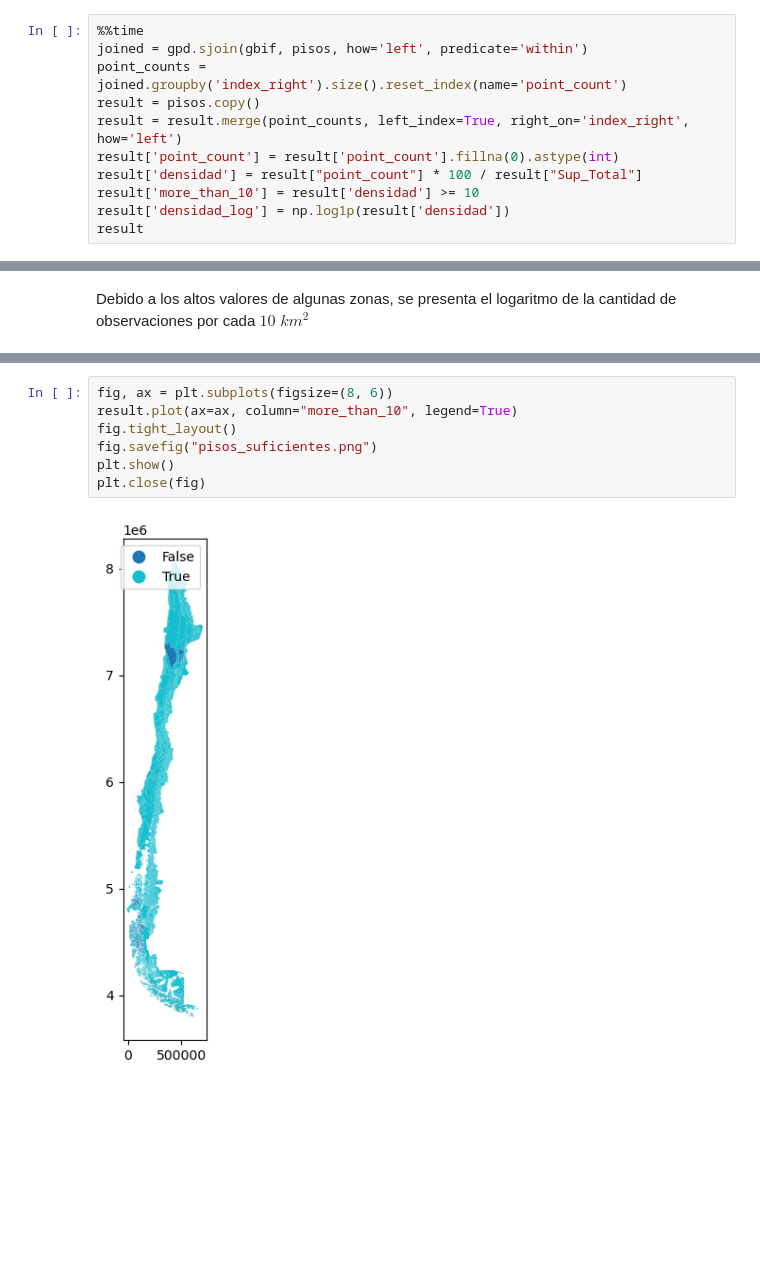
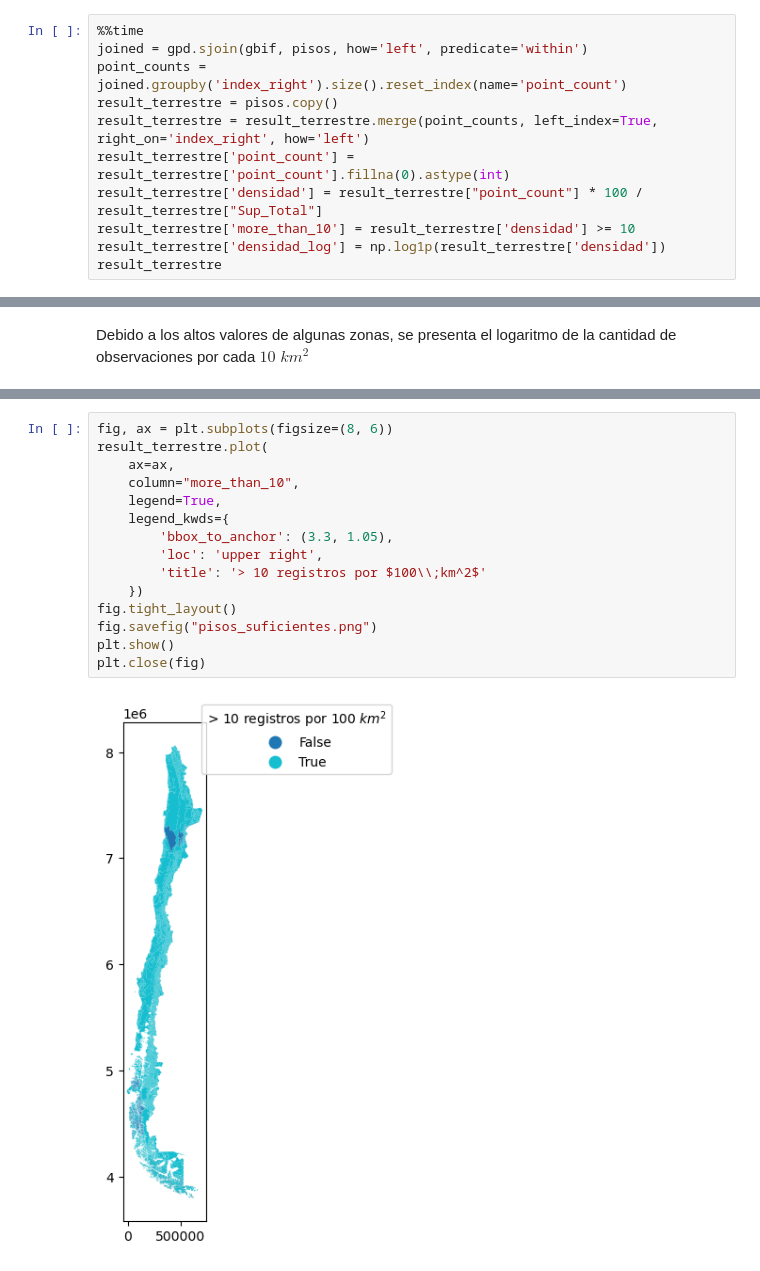
Before and after one commit to IEB-BIODATA/7NR-Indicators, a Jupyter notebook: indicadores/21_1_Indicator_on_biodiversity_information_for_monitoring/21_1_Indicator_on_biodiversity_information_for_monitoring.ipynb, the cells around one changed output, grey strips where cells are left out. Drawn from its saved outputs; the diff is of its cells as text; blank space fills up the shorter version.

```diff
--- a/indicadores/21_1_Indicator_on_biodiversity_information_for_monitoring/21_1_Indicator_on_biodiversity_information_for_monitoring.ipynb
+++ b/indicadores/21_1_Indicator_on_biodiversity_information_for_monitoring/21_1_Indicator_on_biodiversity_information_for_monitoring.ipynb
@@ -194,11 +202,11 @@ pisos
 %%time
 joined = gpd.sjoin(gbif, pisos, how='left', predicate='within')
 point_counts = joined.groupby('index_right').size().reset_index(name='point_count')
-result = pisos.copy()
-result = result.merge(point_counts, left_index=True, right_on='index_right', how='left')
-result['point_count'] = result['point_count'].fillna(0).astype(int)
-result['densidad'] = result["point_count"] * 100 / result["Sup_Total"]
-result['more_than_10'] = result['densidad'] >= 10
-result['densidad_log'] = np.log1p(result['densidad'])
-result
+result_terrestre = pisos.copy()
+result_terrestre = result_terrestre.merge(point_counts, left_index=True, right_on='index_right', how='left')
+result_terrestre['point_count'] = result_terrestre['point_count'].fillna(0).astype(int)
+result_terrestre['densidad'] = result_terrestre["point_count"] * 100 / result_terrestre["Sup_Total"]
+result_terrestre['more_than_10'] = result_terrestre['densidad'] >= 10
+result_terrestre['densidad_log'] = np.log1p(result_terrestre['densidad'])
+result_terrestre
 # %% [output]
@@ -230,11 +238,19 @@ plt.close(fig)
 [figure]
 # %%
 fig, ax = plt.subplots(figsize=(8, 6))
-result.plot(ax=ax, column="more_than_10", legend=True)
+result_terrestre.plot(
+    ax=ax,
+    column="more_than_10",
+    legend=True,
+    legend_kwds={
+        'bbox_to_anchor': (3.3, 1.05),
+        'loc': 'upper right',
+        'title': '> 10 registros por $100\\;km^2$'
+    })
 fig.tight_layout()
 fig.savefig("pisos_suficientes.png")
 plt.show()
 plt.close(fig)
 # %% [output]
-[figure, old version]
+[figure, new version]
 # %%
```
Also changed, not shown: parts of 15 cells of this notebook.
